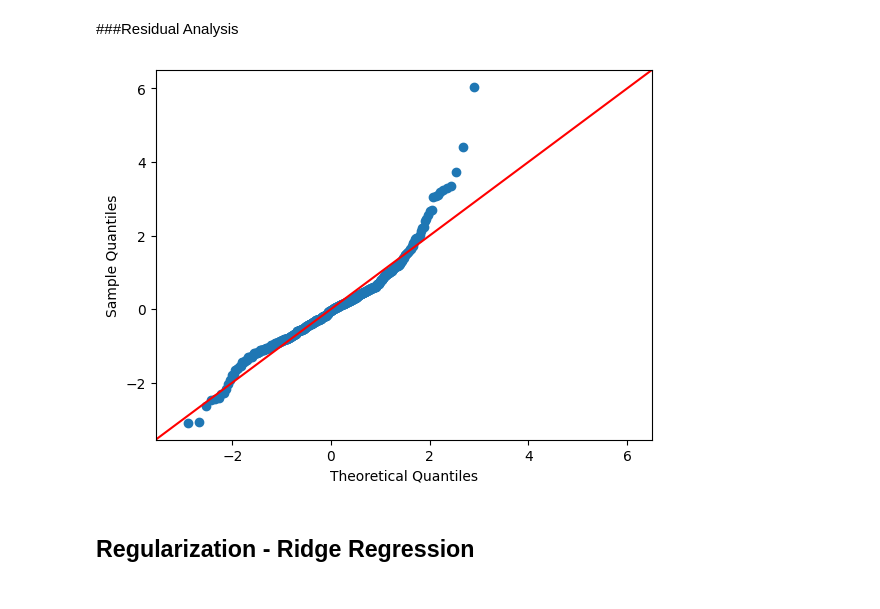
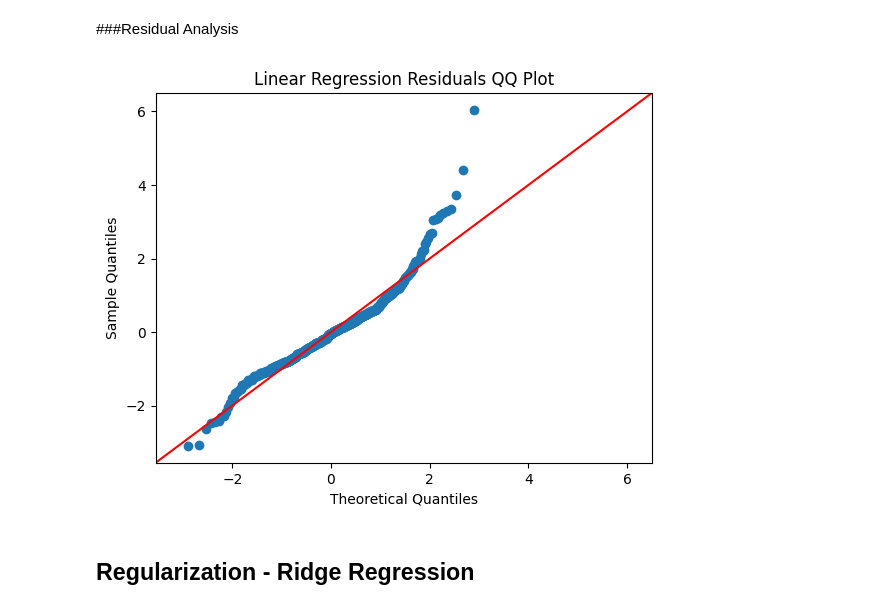
Before and after one commit to test-ds-21/stephanie465337___Data-Science-Portfolio-C21, a Jupyter notebook: Projects/Project-2/Housing.ipynb, the cells around one changed output. Saved outputs shown, nothing was run; the diff lists cells and outputs as text; code cells hidden in the pictures.

```diff
--- a/Projects/Project-2/Housing.ipynb
+++ b/Projects/Project-2/Housing.ipynb
@@ -419,14 +440,15 @@ CV RMSE: 45273.89300848707
 # %%
 #QQ Plot - Residuals are normally distributed
 # 1. Get predictions on the test set
 y_pred = my_fit_lr.predict(X_test)
 
 res = y_test - y_pred
 sm.qqplot(res, fit=True, line="45")
 
+plt.title("Linear Regression Residuals QQ Plot")
 plt.savefig('Linear_Residuals.png')
 # %% [output]
-[figure, old version]
+[figure, new version]
 # %% [markdown]
 ## Regularization - Ridge Regression
 # %%
```
Also changed, not shown: parts of 3 cells of this notebook.
